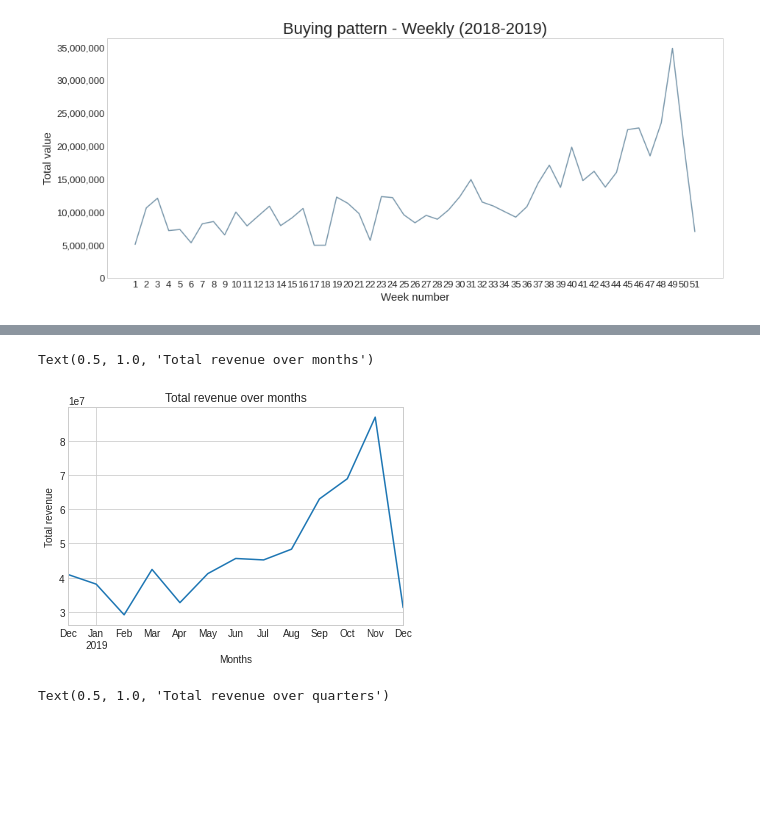
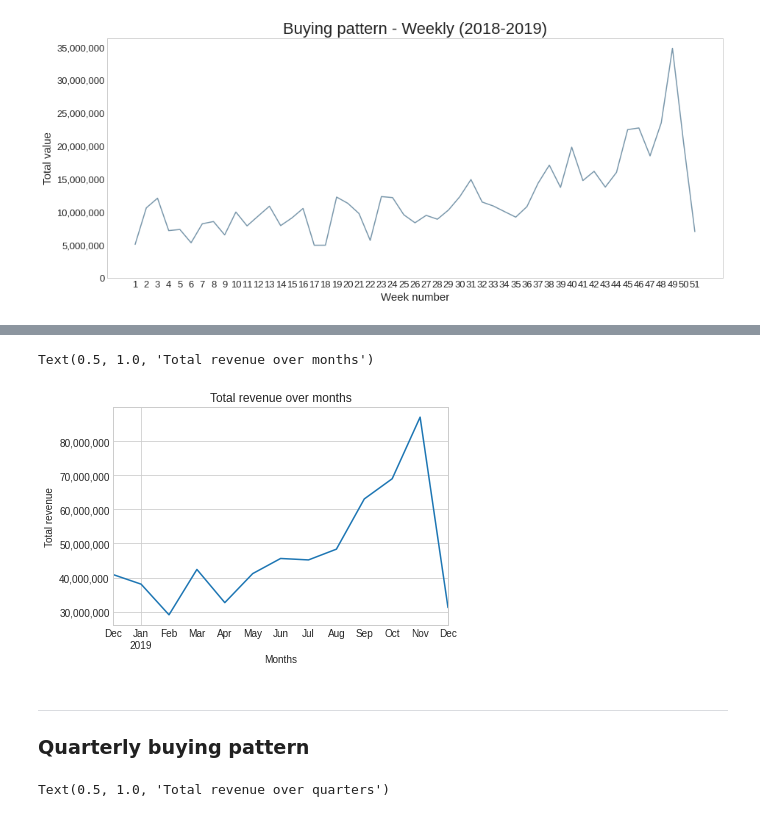
Before and after one commit to jmb-oddbook/ecom_project, a Jupyter notebook: ecom_viz.ipynb, the cells around one changed output, grey strips where cells are left out. Cells and saved outputs as stored; diff of their text form; code cells hidden in the pictures; blank space fills up the shorter version.

```diff
--- a/ecom_viz.ipynb
+++ b/ecom_viz.ipynb
@@ -236,11 +218,21 @@ plt.ylabel('Total sale');
 # %%
-sales_db.resample('M', on='invoice_date').total_sale.sum().plot(kind='line')
+ax = sales_db.resample('M', on='invoice_date').total_sale.sum().plot(kind='line')
+
+ax.yaxis.get_major_formatter().set_scientific(False)
+ax.get_yaxis().set_major_formatter(tik.FuncFormatter(lambda x, p: format(int(x), ',')))
+
 plt.ylabel('Total revenue')
 plt.xlabel('Months')
 plt.title('Total revenue over months')
+plt.savefig('', bbox_inches='tight');
+plt.show()
 # %% [output]
 Text(0.5, 1.0, 'Total revenue over months')
-[figure, old version]
+[figure, new version]
+# %% [markdown]
+<hr>
+
+### Quarterly buying pattern
 # %%
 sales_db.resample('Q', on='invoice_date').price.sum().plot(kind='line')
 plt.ylabel('Total revenue')
```
Also changed, not shown: parts of 22 cells of this notebook.
